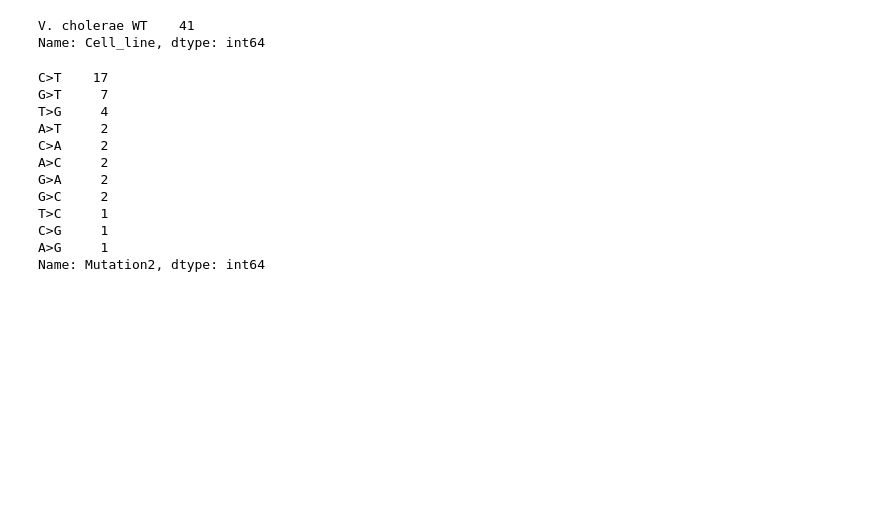
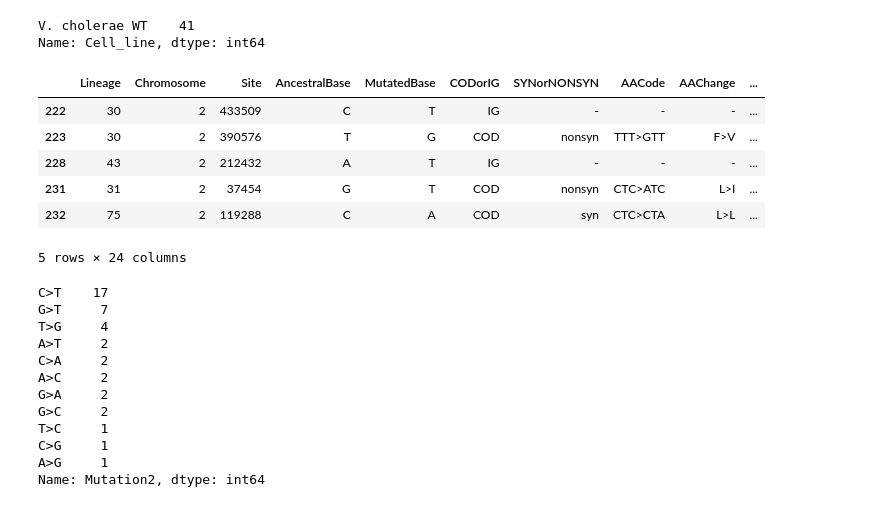
Before and after one commit to Eldar202/V.-Cholerae-history, a Jupyter notebook: Mut_spec_chr.ipynb, the cells around one changed output. Saved outputs shown, nothing was run; the diff lists cells and outputs as text; code cells hidden in the pictures; blank space fills up the shorter version.

```diff
--- a/Mut_spec_chr.ipynb
+++ b/Mut_spec_chr.ipynb
@@ -1379,6 +1367,16 @@ Chr_2_VC_WT['Cell_line'].value_counts()
 # %% [output]
 V. cholerae WT    41
 Name: Cell_line, dtype: int64
+# %%
+Chr_2_VC_WT.head(5)
+# %% [output]
+|  | Lineage | Chromosome | Site | AncestralBase | MutatedBase | CODorIG | SYNorNONSYN | AACode | AAChange | ... |
+| 222 | 30 | 2 | 433509 | C | T | IG | - | - | - | ... |
+| 223 | 30 | 2 | 390576 | T | G | COD | nonsyn | TTT>GTT | F>V | ... |
+| 228 | 43 | 2 | 212432 | A | T | IG | - | - | - | ... |
+| 231 | 31 | 2 | 37454 | G | T | COD | nonsyn | CTC>ATC | L>I | ... |
+| 232 | 75 | 2 | 119288 | C | A | COD | syn | CTC>CTA | L>L | ... |
+5 rows × 24 columns
 # %%
 Chr_2_VC_WT['Mutation2'].value_counts()
 # %% [output]
```
Also changed, not shown: parts of 12 cells of this notebook.
